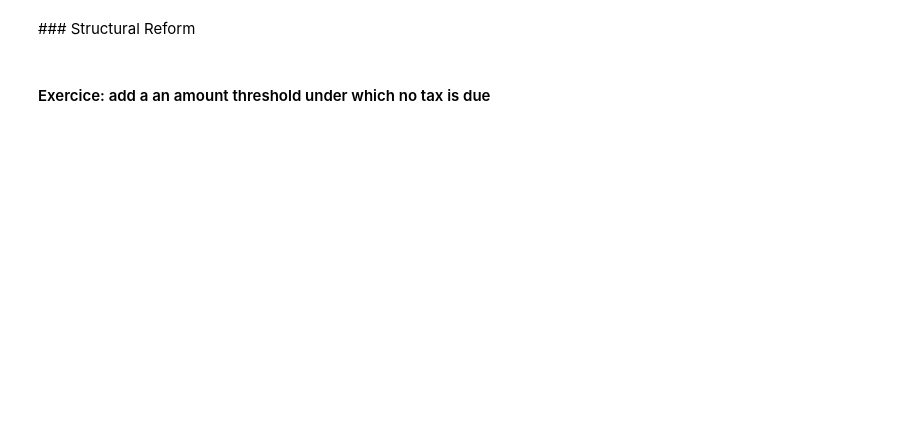
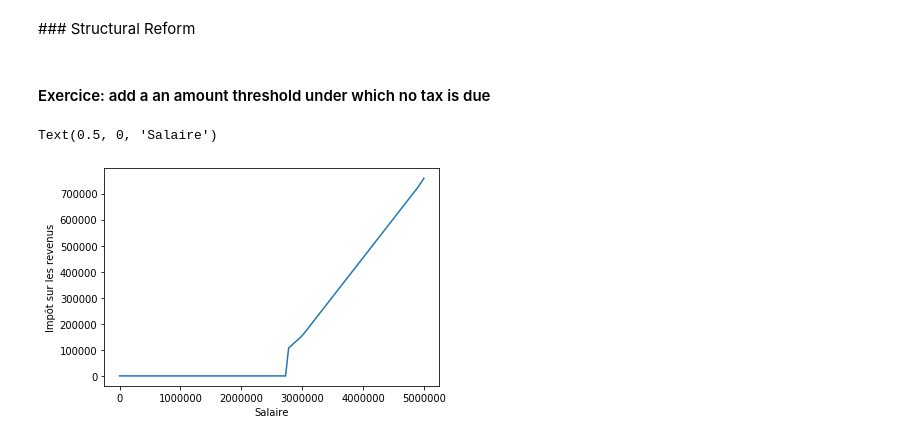
Before and after one commit to benjello/ppd-micro-simulations-and-public-policies, a Jupyter notebook: notebooks/Senegal-exercices-solutions.ipynb, the cells around one changed output. Saved outputs shown, nothing was run; the diff lists cells and outputs as text; code cells hidden in the pictures; blank space fills up the shorter version.

```diff
--- a/notebooks/Senegal-exercices-solutions.ipynb
+++ b/notebooks/Senegal-exercices-solutions.ipynb
@@ -357,58 +551,32 @@ structurally_reformed_tax_benefit_system = structural_reform(tax_benefit_system)
-# %%
-def build_structural_reform(seuil = 10000):
-    tax_benefit_system = SenegalTaxBenefitSystem()
-
-    class impot_revenus(Variable):
-        def formula(individu, period):
-            impot_avant_reduction_famille = individu('impot_avant_reduction_famille', period)
-            reduction_impots_pour_charge_famille = individu('reduction_impots_pour_charge_famille', period)
-            impot_apres_reduction_famille = impot_avant_reduction_famille - reduction_impots_pour_charge_famille
-            impot_revenus = max_(0, impot_apres_reduction_famille)
-            return impot_revenus * (impot_revenus > seuil)
-
-    class revenu_disponible(Variable):
-        definition_period = YEAR
-        entity = Individu
-        value_type = float
-
-        def formula(individu, period):
-            salaire = individu('salaire', period)
-            impot_revenus = individu('impot_revenus', period)
-            return salaire - impot_revenus
-
-    class structural_reform(Reform):
-        name = u"Seuil de non-versement: {}".format(seuil)
-
-        def apply(self):
-            self.update_variable(impot_revenus)
-            self.add_variable(revenu_disponible)
-
-    return structural_reform(tax_benefit_system)
 # %%
-structurally_reformed_tax_benefit_system = build_structural_reform(seuil = 100000)
-simulation = structurally_reformed_tax_benefit_system.new_scenario().init_single_entity(
+structural_reform = build_structural_reform(seuil = 100000)
+simulation = init_single_entity(
+    structural_reform.new_scenario(),
     parent1 = {
         'est_marie': True,
         'conjoint_a_des_revenus': False,
         'nombre_enfants': 0,
         },
     period = '2017',
-    axes = [
+    axes = [[
         {
             'count': 100,
             'min': 0,
             'max': 5e6,
             'name': 'salaire',
             }
-        ],
+        ]],
     ).new_simulation()
 salaire = simulation.calculate('salaire', period = year)
-impot_revenus = simulation.calculate('impot_revenus', period = year)
+impot_verse = simulation.calculate('impot_revenus', period = year)
 revenu_disponible = simulation.calculate('revenu_disponible', period = year)
 # %%
-plt.plot(salaire, impot_revenus)
+plt.plot(salaire, impot_verse)
 plt.ylabel(u"Impôt sur les revenus")
 plt.xlabel(u"Salaire")
+# %% [output]
+Text(0.5, 0, 'Salaire')
+[figure, added]
 # %%
 plt.plot(salaire[1:], average_rate(revenu_disponible[1:], salaire[1:]))
 plt.plot(salaire[1:], marginal_rate(revenu_disponible, salaire))
```
Also changed, not shown: parts of 41 cells of this notebook, 3 other files.
